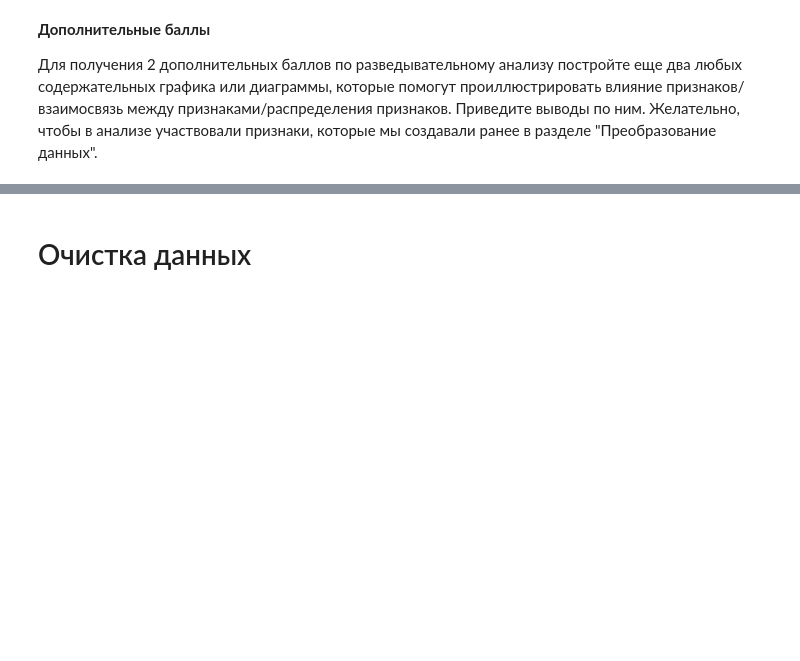
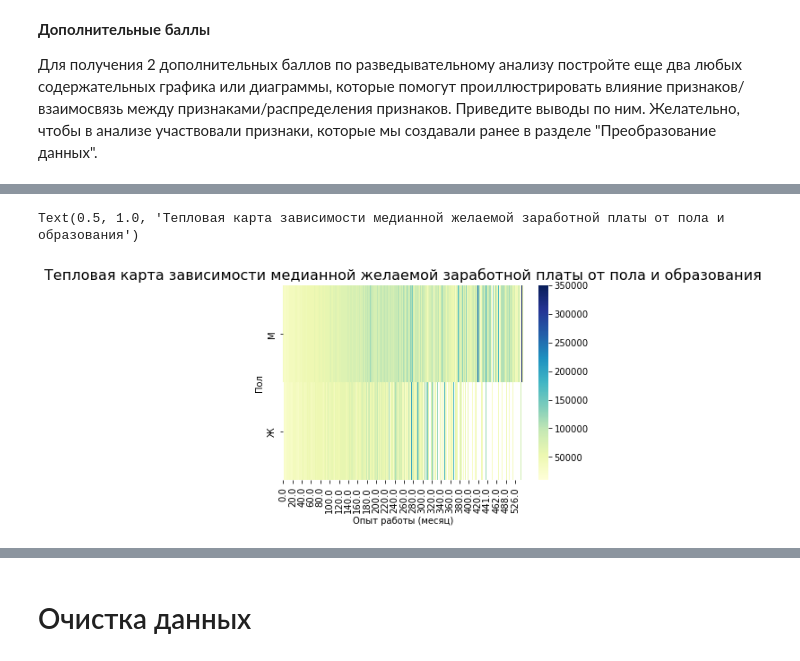
Before and after one commit to littleshadowraven/data, a Jupyter notebook: Project_1.ipynb, the cells around one changed output, grey strips where cells are left out. Cells and saved outputs as stored; diff of their text form; code cells hidden in the pictures; blank space fills up the shorter version.

```diff
--- a/Project_1.ipynb
+++ b/Project_1.ipynb
@@ -529,0 +600,12 @@ plt.show()
+# %%
+table2 = pd.pivot_table(hh_data,
+               index='Пол',
+               values='ЗП (руб)',
+               columns='Опыт работы (месяц)',
+               aggfunc = 'median')
+
+heatmap = sns.heatmap(data=table2, cmap='YlGnBu')
+heatmap.set_title('Тепловая карта зависимости медианной желаемой заработной платы от пола и образования', fontsize=16)
+# %% [output]
+Text(0.5, 1.0, 'Тепловая карта зависимости медианной желаемой заработной платы от пола и образования')
+[figure, added]
```
Also changed, not shown: parts of 20 cells of this notebook.
